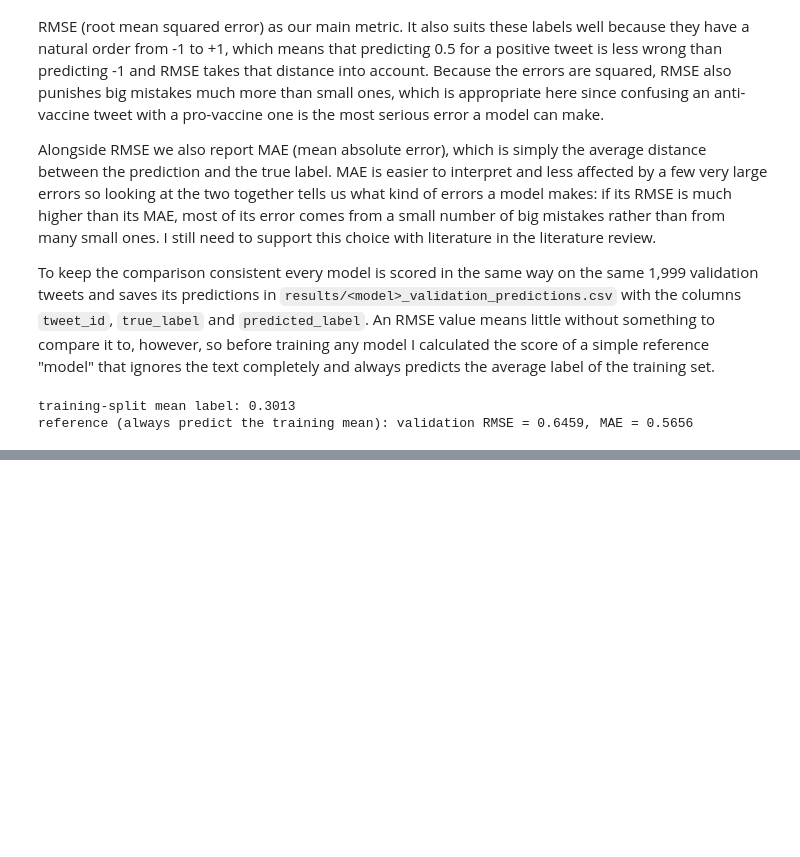
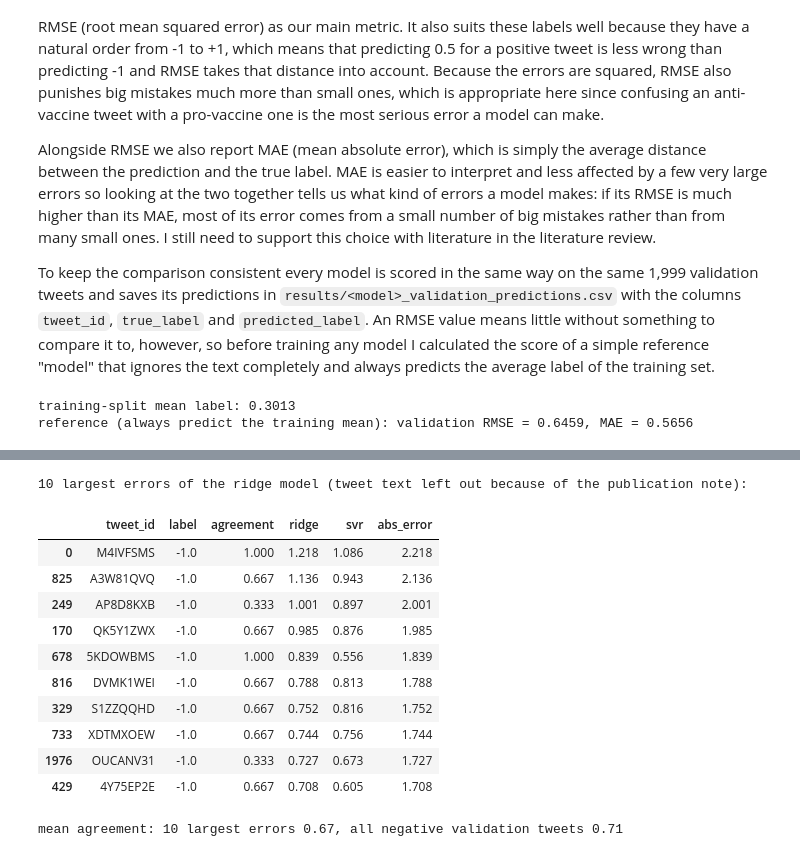
Before and after one commit to Adossi-design/vaccine-sentiment-sequential-models, a Jupyter notebook: notebooks/01_data_and_baselines.ipynb, the cells around one changed output, grey strips where cells are left out. Drawn from its saved outputs; the diff is of its cells as text; code cells hidden in the pictures; blank space fills up the shorter version.

```diff
--- a/notebooks/01_data_and_baselines.ipynb
+++ b/notebooks/01_data_and_baselines.ipynb
@@ -690,0 +832,17 @@ The next step is the literature review to confirm our five models, after which t
+# %%
+final_preds = {}
+for model_name, best in [("ridge", ridge_best), ("svr", svr_best)]:
+    _, final_preds[model_name] = fit_baseline(model_name, best)
+    common.save_predictions(model_name, val_df, final_preds[model_name])
+
+label_rmse, label_mean = {}, {}
+for name, pred in [("Reference (training mean)", ref_pred), ("Ridge", final_preds["ridge"]), ("SVR", final_preds["svr"])]:
+    pred = pd.Series(pred, index=val_df.index)
+    squared_error = (pred - val_df[TARGET_COL]) ** 2
+    by_label = np.sqrt(squared_error.groupby(val_df[TARGET_COL]).mean()).rename(LABEL_NAMES)
+    label_rmse[name] = pd.concat([by_label, pd.Series({"All tweets": common.rmse(val_df[TARGET_COL], pred)})])
+    label_mean[name] = pred.groupby(val_df[TARGET_COL]).mean().rename(LABEL_NAMES)
+print("validation RMSE by true label:")
+display(pd.DataFrame(label_rmse).round(3))
+print("mean prediction by true label:")
+display(pd.DataFrame(label_mean).round(3))
@@ -690,0 +866,24 @@ The next step is the literature review to confirm our five models, after which t
+# %%
+# The agreement column is only used here to describe the errors and never as a model input.
+best_model = min(final_preds, key=lambda name: common.rmse(val_df[TARGET_COL], final_preds[name]))
+errors = val_df[[ID_COL, TARGET_COL, AGREEMENT_COL]].assign(ridge=final_preds["ridge"], svr=final_preds["svr"])
+errors["abs_error"] = (errors[best_model] - errors[TARGET_COL]).abs()
+largest = errors.nlargest(10, "abs_error")
+print(f"10 largest errors of the {best_model} model (tweet text left out because of the publication note):")
+display(largest.round(3))
+print(f"mean agreement: 10 largest errors {largest[AGREEMENT_COL].mean():.2f}, "
+      f"all negative validation tweets {val_df.loc[val_df[TARGET_COL] == -1, AGREEMENT_COL].mean():.2f}")
+# %% [output]
+10 largest errors of the ridge model (tweet text left out because of the publication note):
+|  | tweet_id | label | agreement | ridge | svr | abs_error |
+| 0 | M4IVFSMS | -1.0 | 1.000 | 1.218 | 1.086 | 2.218 |
+| 825 | A3W81QVQ | -1.0 | 0.667 | 1.136 | 0.943 | 2.136 |
+| 249 | AP8D8KXB | -1.0 | 0.333 | 1.001 | 0.897 | 2.001 |
+| 170 | QK5Y1ZWX | -1.0 | 0.667 | 0.985 | 0.876 | 1.985 |
+| 678 | 5KDOWBMS | -1.0 | 1.000 | 0.839 | 0.556 | 1.839 |
+| 816 | DVMK1WEI | -1.0 | 0.667 | 0.788 | 0.813 | 1.788 |
+| 329 | S1ZZQQHD | -1.0 | 0.667 | 0.752 | 0.816 | 1.752 |
+| 733 | XDTMXOEW | -1.0 | 0.667 | 0.744 | 0.756 | 1.744 |
+| 1976 | OUCANV31 | -1.0 | 0.333 | 0.727 | 0.673 | 1.727 |
+| 429 | 4Y75EP2E | -1.0 | 0.667 | 0.708 | 0.605 | 1.708 |
+mean agreement: 10 largest errors 0.67, all negative validation tweets 0.71
```
Also changed, not shown: parts of 19 cells of this notebook, 6 other files.
